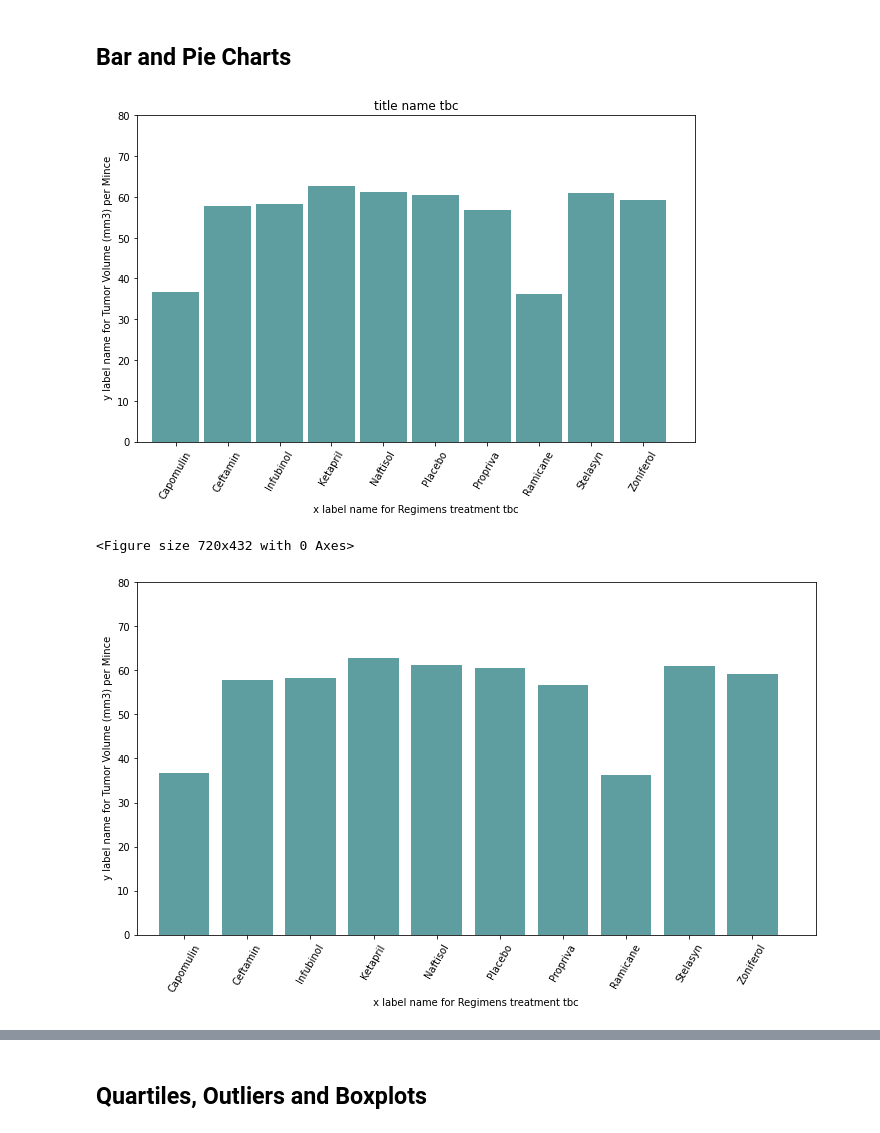
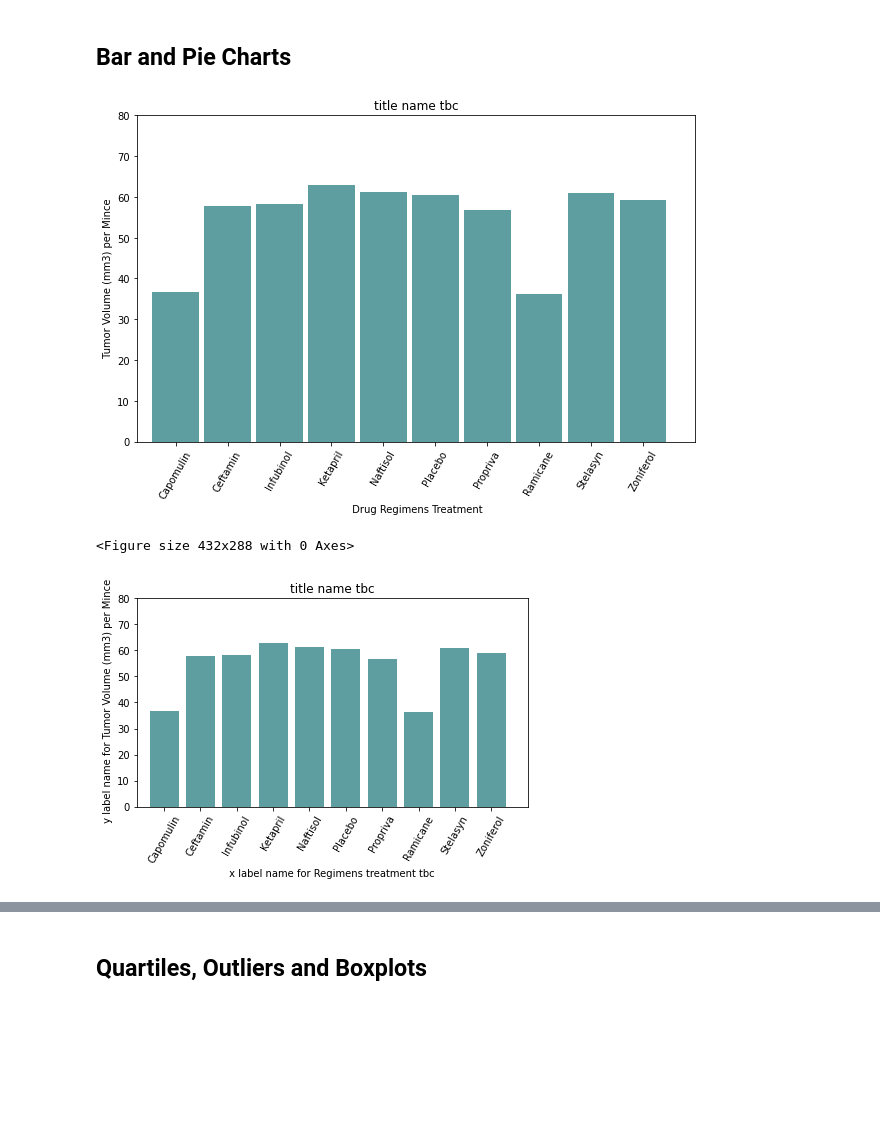
Before and after one commit to mafven/matplotlib-challenge, a Jupyter notebook: pymaceuticals_starter.ipynb, the cells around one changed output, grey strips where cells are left out. Cells and saved outputs as stored; diff of their text form; code cells hidden in the pictures; blank space fills up the shorter version.

```diff
--- a/pymaceuticals_starter.ipynb
+++ b/pymaceuticals_starter.ipynb
@@ -133,4 +102,6 @@ summary_statistics_2_df = clean_mouse_study_results_data_df.groupby(["Drug Regim
 # %%
+summary_statistics_2_df = clean_mouse_study_results_data_df.groupby(["Drug Regimen"])["Tumor Volume (mm3)"].agg(["mean","median","var", "std","sem"]).reset_index()
+
 #Chenge index and display results
 summary_statistics_2_df.set_index("Drug Regimen")
 
@@ -139,5 +110,5 @@ format_mapping={'mean': '{:,.2f}', 'median': '{:,.2f}', 'var': '{:.2f}','std': '
 for key, value in format_mapping.items():
     summary_statistics_2_df[key] = summary_statistics_2_df[key].apply(value.format)
 
-summary_statistics_2_df
+summary_statistics_2_df.set_index("Drug Regimen")
 # %% [output]
@@ -155,18 +127,22 @@ summary_statistics_2_df
 # %% [markdown]
 ## Bar and Pie Charts
+# %%
+# Display total number of mice for each treatment throughout the course of the study using pandas.
+
+mince_number_and_drug = summary_statistics_2_df[["Drug Regimen","mean"]]
+mince_number_and_drug = mince_number_and_drug.set_index("Drug Regimen")
+
+# preview data info to check datatype/ change data type  from object to float
+# mince_number_and_drug.info()
+mince_number_and_drug["mean"] = pd.to_numeric(mince_number_and_drug["mean"], downcast="float")
+# mince_number_and_drug.info() # check datatype
 # %%
-# Display total number of mice for each treatment throughout the course of the study using pandas.
-
-mince_number_and_drug = summary_statistics_2_df[["Drug Regimen","mean"]] # isolate columns for plot and change index accordingly
-mince_number_and_drug = mince_number_and_drug.set_index("Drug Regimen")
-# mince_number_and_drug.head() # preview data
-
-#create the bar plot using pandas plot function and adjust format
+# create the bar plot using pandas plot function and adjust format
 mince_number_and_drug.plot(kind="bar",legend=False,width=0.9,figsize=(10,6),color='cadetblue',rot=60)
 
 plt.title("title name tbc")
-plt.xlabel(" x label name for Regimens treatment tbc ")
-plt.ylabel(" y label name for Tumor Volume (mm3) per Mince")
+plt.xlabel(" Drug Regimens Treatment")
+plt.ylabel(" Tumor Volume (mm3) per Mince")
 
 plt.xlim(-0.75, len(summary_statistics_2_df),100)
 plt.ylim(0,80)
@@ -174,32 +150,43 @@ plt.ylim(0,80)
 plt.show()
 plt.tight_layout()
 # %% [output]
-[figure, old version]
+[figure, new version]
-<Figure size 720x432 with 0 Axes>
+<Figure size 432x288 with 0 Axes>
 # %%
 # Display total number of mice for each treatment throughout the course of the study using pyplot.
 
 #Get x-axis and tick location )
-x_axis = np.arange(len(summary_statistics_2_df))
+x_axis = np.arange(len(mince_number_and_drug))
 tick_locations = [value for value in x_axis]
 
 #create the bar plot using pyplot function and adjust  format to much with the pandas
-plt.bar(x_axis, summary_statistics_2_df["mean"], color='cadetblue', alpha=1, align="center",)
+plt.bar(x_axis, mince_number_and_drug["mean"], color='cadetblue', alpha=1, align="center",)
 plt.xticks(tick_locations, summary_statistics_2_df["Drug Regimen"], rotation=60)
 plt.tight_layout()
 
 plt.xlim(-0.75, len(x_axis),100)
 plt.ylim(0, 80)
 plt.rc('figure', figsize=(10,6))
 
 
 plt.title("title name tbc")
 plt.xlabel(" x label name for Regimens treatment tbc ")
 plt.ylabel(" y label name for Tumor Volume (mm3) per Mince")
 
 plt.show()
+
+
+###
+# # Split up our data into groups based upon 'Regimen'
+# mouse_groups = clean_mouse_study_results_data_df.groupby(["Drug Regimen"])
+# # count mouse per regiment
+# drug_reg = mouse_groups["Mouse ID"].count()
+# # Drop the 'stoptime' row that is contained within our group
+# drug_reg = drug_reg.drop(drug_reg.index[3])
+# final_chart = drug_reg.plot(kind="bar", title="title")
+# final_chart
 # %% [output]
-[figure, old version]
+[figure, new version]
 # %%
 # Display a pie plot showing the distribution of female versus male mice using pandas
 
```
Also changed, not shown: parts of 15 cells of this notebook.
